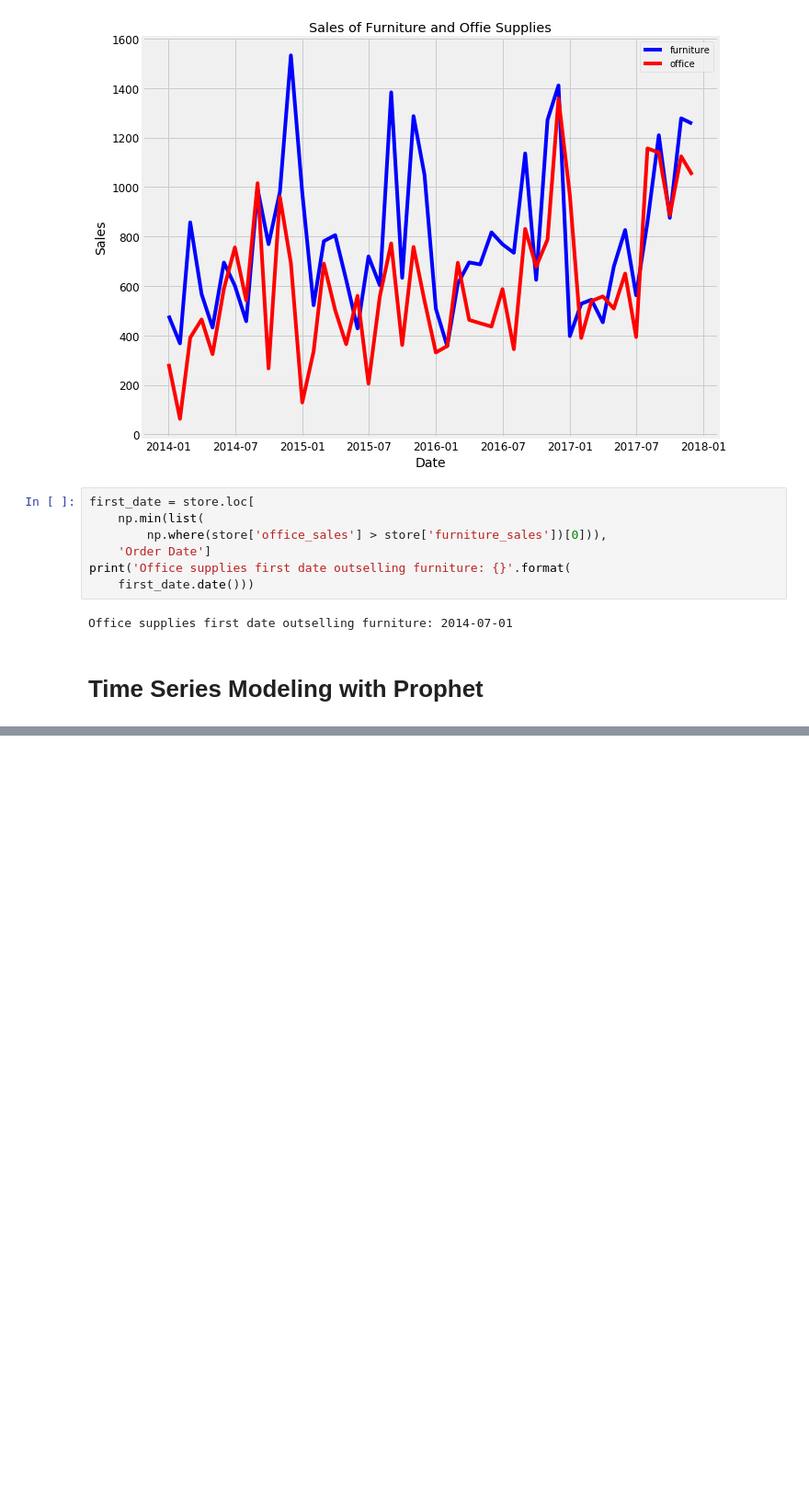
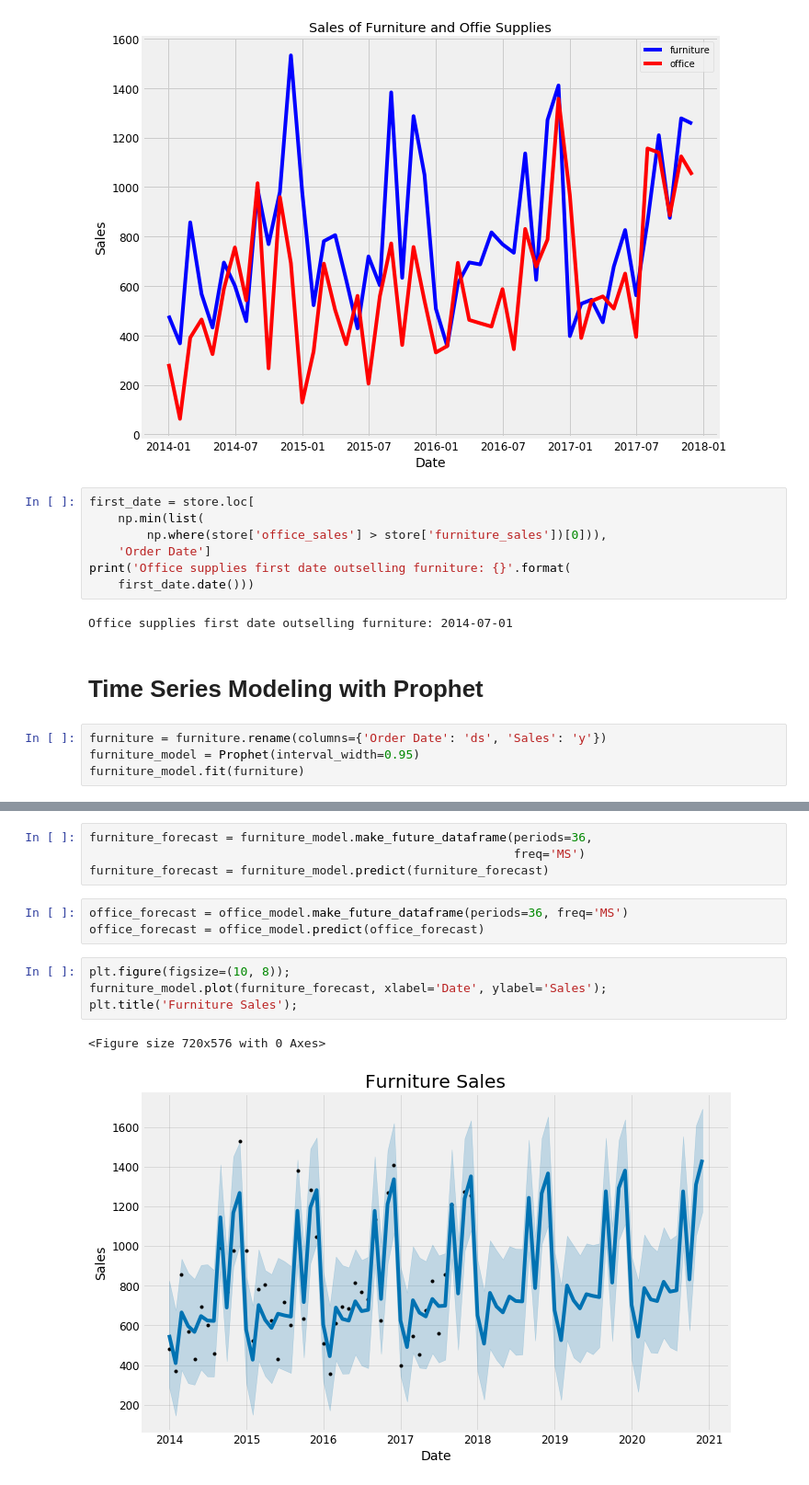
Before and after one commit to damiansp/ML, a Jupyter notebook: python/TS/end_to_end_TS_forecasting.py.ipynb, the cells around one changed output, grey strips where cells are left out. Shown: that part at 92% size. Cells and saved outputs as stored; diff of their text form; blank space fills up the shorter version.

```diff
--- a/python/TS/end_to_end_TS_forecasting.py.ipynb
+++ b/python/TS/end_to_end_TS_forecasting.py.ipynb
@@ -292,3 +293,7 @@ print('Office supplies first date outselling furniture: {}'.format(
 Office supplies first date outselling furniture: 2014-07-01
 # %% [markdown]
 # Time Series Modeling with Prophet
+# %%
+furniture = furniture.rename(columns={'Order Date': 'ds', 'Sales': 'y'})
+furniture_model = Prophet(interval_width=0.95)
+furniture_model.fit(furniture)
@@ -294,0 +312,14 @@ Office supplies first date outselling furniture: 2014-07-01
+# %%
+furniture_forecast = furniture_model.make_future_dataframe(periods=36,
+                                                           freq='MS')
+furniture_forecast = furniture_model.predict(furniture_forecast)
+# %%
+office_forecast = office_model.make_future_dataframe(periods=36, freq='MS')
+office_forecast = office_model.predict(office_forecast)
+# %%
+plt.figure(figsize=(10, 8));
+furniture_model.plot(furniture_forecast, xlabel='Date', ylabel='Sales');
+plt.title('Furniture Sales');
+# %% [output]
+<Figure size 720x576 with 0 Axes>
+[figure, added]
```
Also changed, not shown: parts of 5 cells of this notebook.
